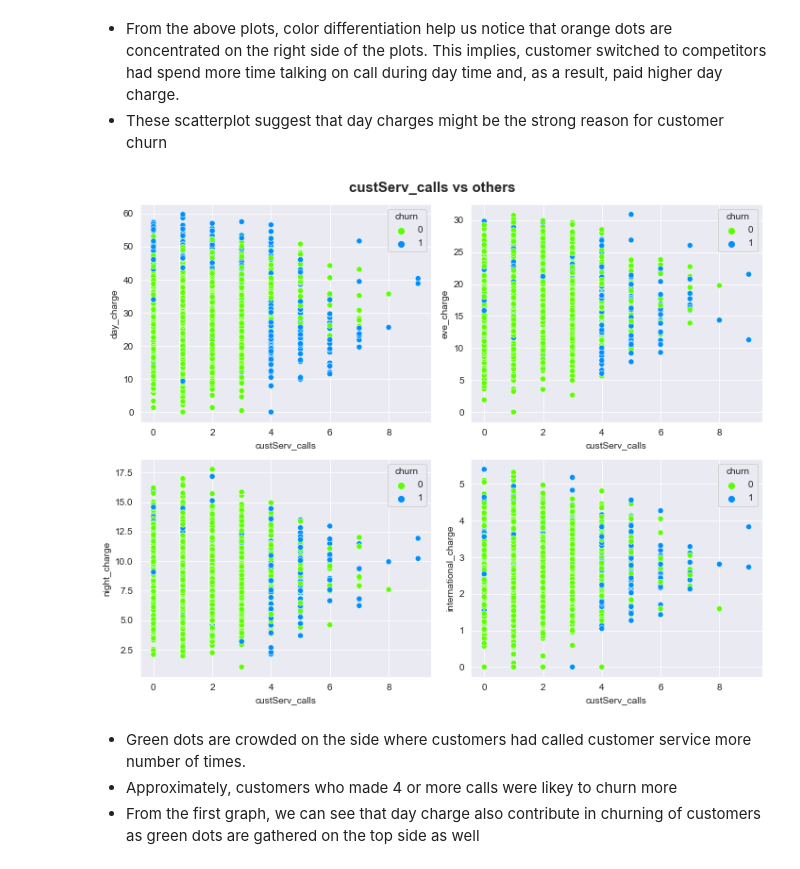
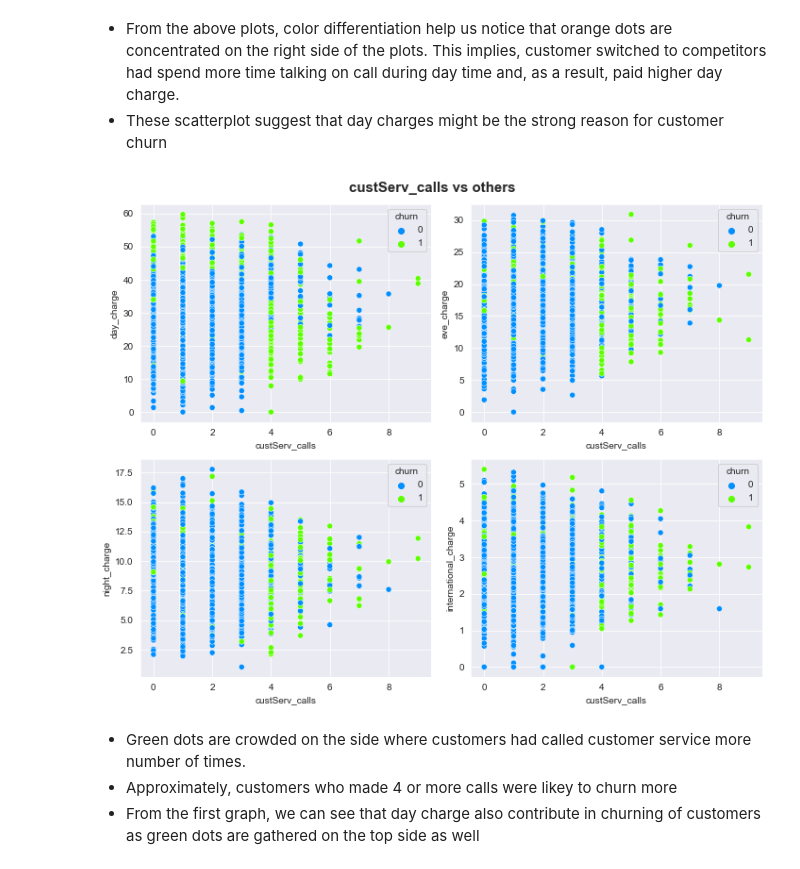
Before and after one commit to mdushetwar/Customer_Churn, a Jupyter notebook: PRCL-0017-Customer_Churn.ipynb, the cells around one changed output. Saved outputs shown, nothing was run; the diff lists cells and outputs as text; code cells hidden in the pictures.

```diff
--- a/PRCL-0017-Customer_Churn.ipynb
+++ b/PRCL-0017-Customer_Churn.ipynb
@@ -230,7 +230,7 @@ relations=['eve_mins', 'eve_charge', 'night_mins', 'night_charge', 'internationa
 fig, ax = plt.subplots(2,3, figsize=(15,10))
 
 for relation, ax in zip(relations, ax.flatten()):
-        sns.scatterplot(x='day_charge', y=relation, data=df, alpha=0.7, ax=ax, palette='gist_rainbow', hue="churn");
+        sns.scatterplot(x='day_charge', y=relation, data=df, alpha=0.7, ax=ax, palette='gist_rainbow_r', hue="churn");
 
 plt.suptitle('day_charge vs others', fontsize=15, fontweight='bold')
 plt.tight_layout()
@@ -242,15 +242,15 @@ plt.tight_layout()
 # %%
 relations=['day_charge', 'eve_charge', 'night_charge', 'international_charge']
 
 fig, ax = plt.subplots(2,2, figsize=(10,8))
 
 for relation, ax in zip(relations, ax.flatten()):
-        sns.scatterplot(x='custServ_calls', y=relation, data=df, ax=ax, hue="churn", palette='gist_rainbow');
+        sns.scatterplot(x='custServ_calls', y=relation, data=df, ax=ax, hue="churn", palette='gist_rainbow_r');
 
 plt.suptitle('custServ_calls vs others', fontsize=15, fontweight='bold')
 plt.tight_layout()
 # %% [output]
-[figure, old version]
+[figure, new version]
 # %% [markdown]
 - Green dots are crowded on the side where customers had called customer service more number of times.
 - Approximately, customers who made 4 or more calls were likey to churn more
```
Also changed, not shown: parts of 10 cells of this notebook.
